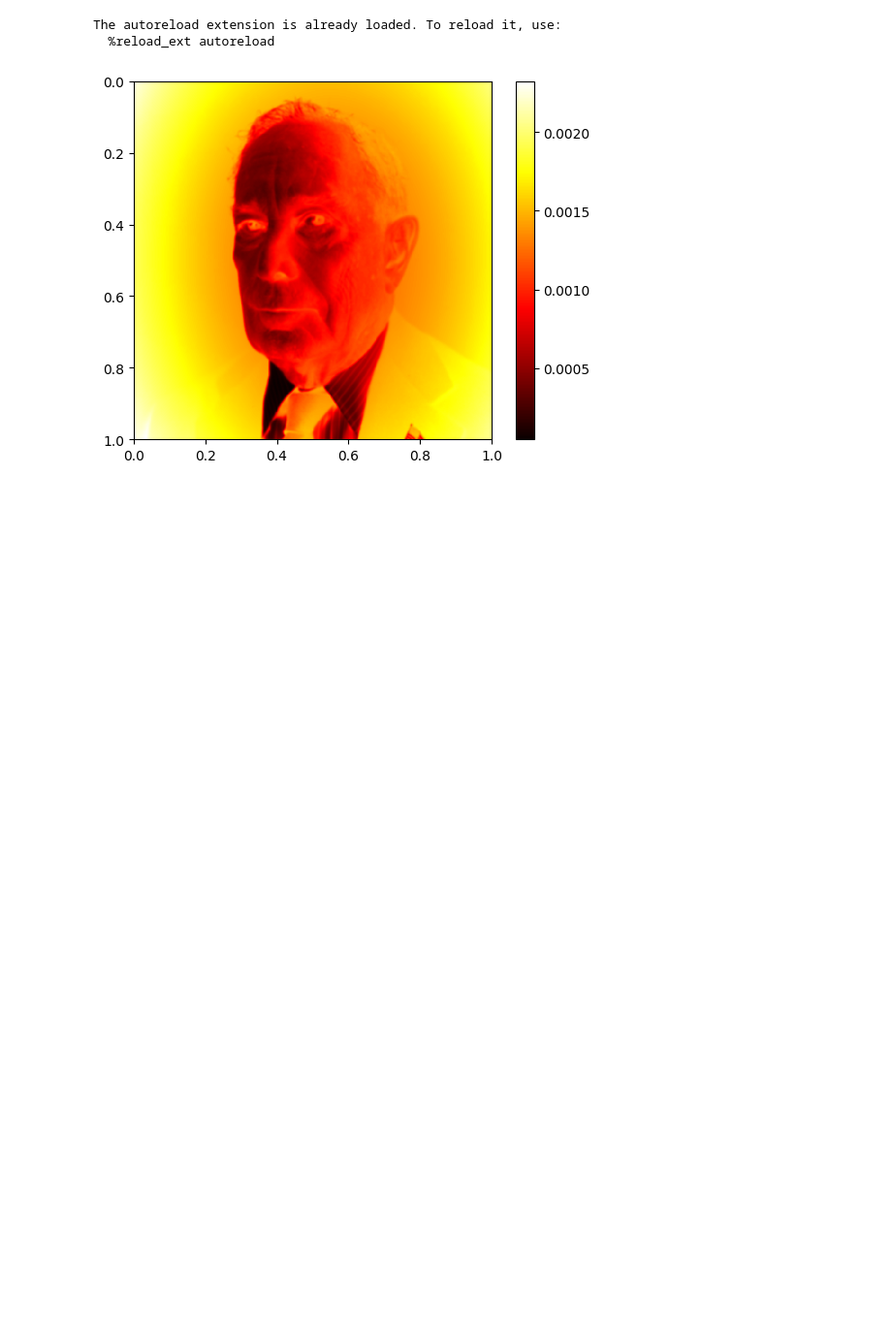
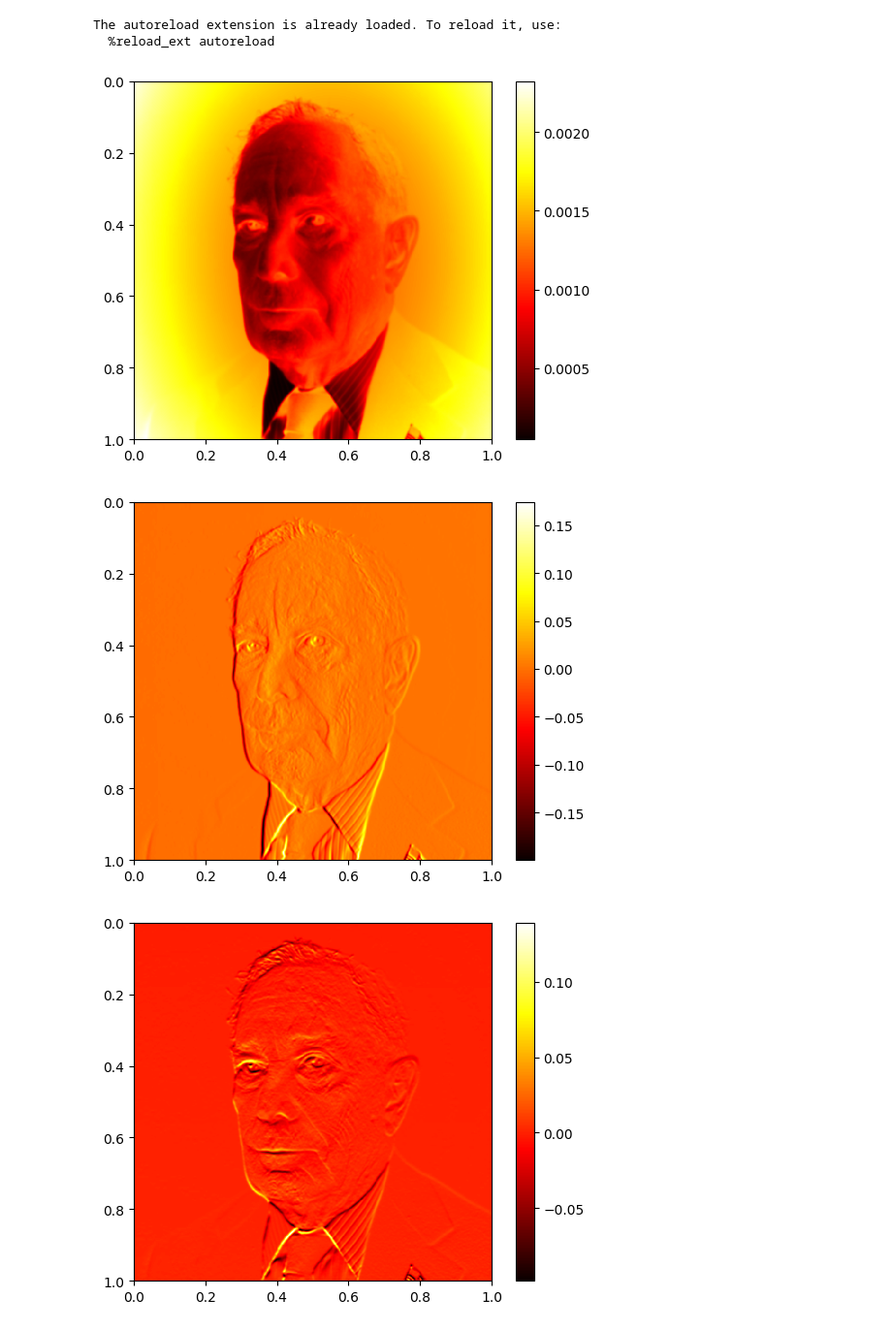
Before and after one commit to damienbose/line-draw, a Jupyter notebook: experiments/orchistrate.ipynb, the cells around one changed output. Shown at 97% size. Cells and saved outputs as stored; diff of their text form; code cells hidden in the pictures; blank space fills up the shorter version.

Commit message:
gradients

```diff
--- a/experiments/orchistrate.ipynb
+++ b/experiments/orchistrate.ipynb
@@ -26,3 +26,11 @@ np_img = process_image(img)
 print_numpy_img(np_img)
 # %% [output]
 [figure]
+# %%
+gradient_x, gradient_y = get_grads_np(np_img)
+print_numpy_img(gradient_x)
+print_numpy_img(gradient_y)
+print_numpy_img(np.sqrt(gradient_x ** 2 + gradient_y ** 2))
+# %% [output]
+[figure, added]
+[figure, added]
```
Also changed, not shown: parts of 2 cells of this notebook, 1 other file.
